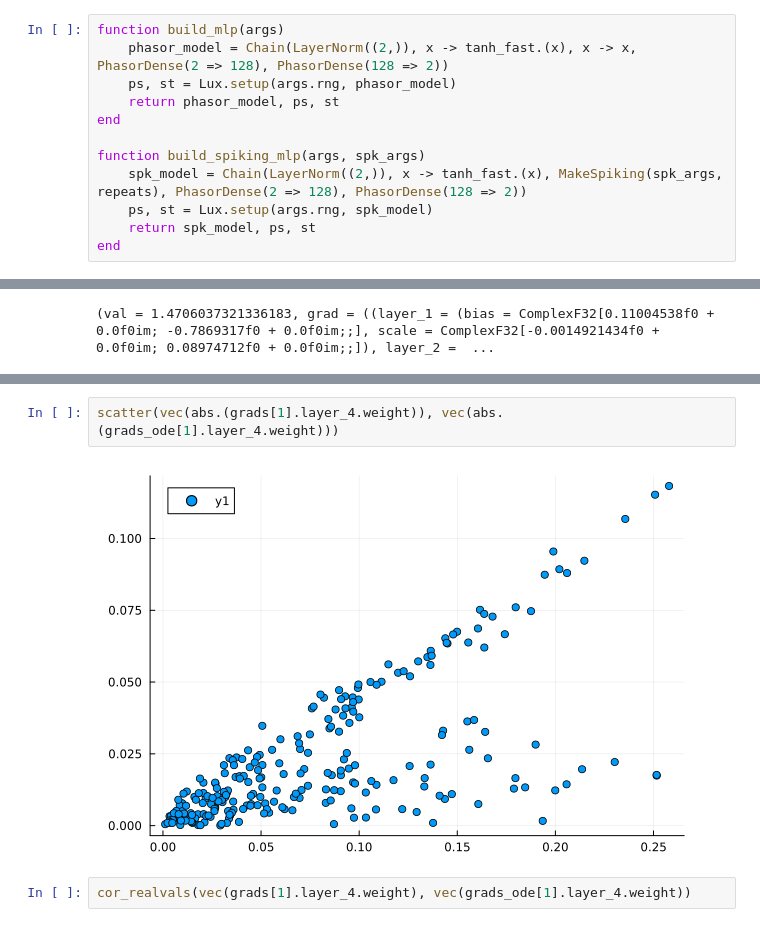
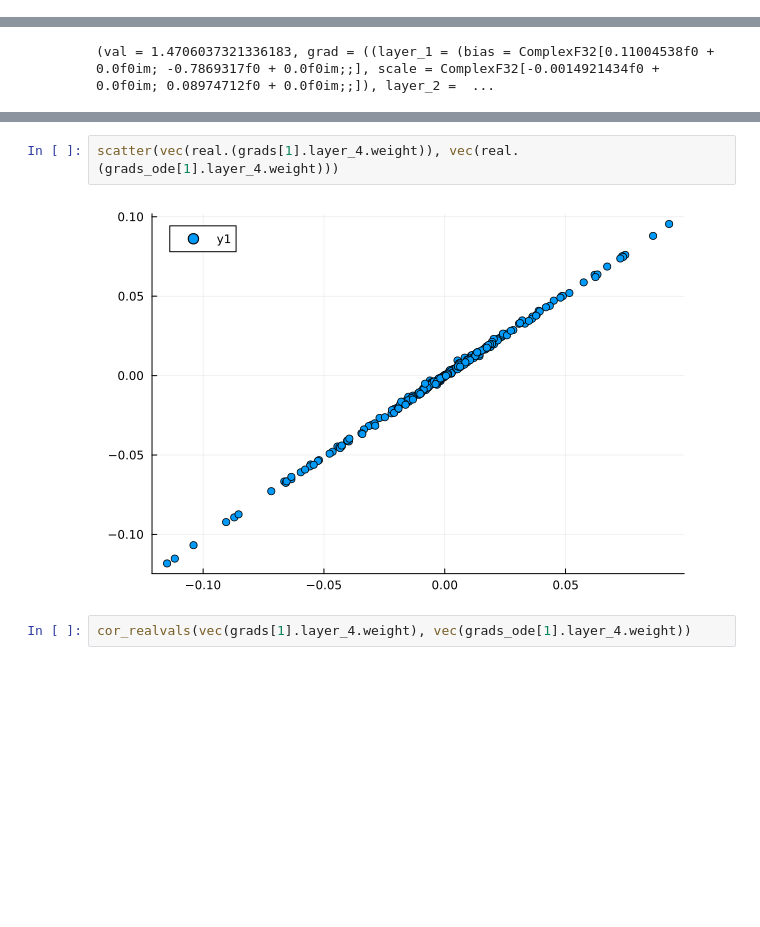
Before and after one commit to wilkieolin/PhasorNetworks.jl, a Jupyter notebook: demos/ode network.ipynb, the cells around one changed output, grey strips where cells are left out. Cells and saved outputs as stored; diff of their text form; blank space fills up the shorter version.

```diff
--- a/demos/ode network.ipynb
+++ b/demos/ode network.ipynb
@@ -59,15 +59,3 @@ Args
 include("../test/network_tests.jl")
 # %% [output]
 spiking_accuracy_test (generic function with 1 method)
-# %%
-function build_mlp(args)
-    phasor_model = Chain(LayerNorm((2,)), x -> tanh_fast.(x), x -> x, PhasorDense(2 => 128), PhasorDense(128 => 2))
-    ps, st = Lux.setup(args.rng, phasor_model)
-    return phasor_model, ps, st
-end
-
-function build_spiking_mlp(args, spk_args)
-    spk_model = Chain(LayerNorm((2,)), x -> tanh_fast.(x), MakeSpiking(spk_args, repeats), PhasorDense(2 => 128), PhasorDense(128 => 2))
-    ps, st = Lux.setup(args.rng, spk_model)
-    return spk_model, ps, st
-end
@@ -217,7 +177,7 @@ grads[1].layer_4.weight
 # %%
-scatter(vec(abs.(grads[1].layer_4.weight)), vec(abs.(grads_ode[1].layer_4.weight)))
+scatter(vec(real.(grads[1].layer_4.weight)), vec(real.(grads_ode[1].layer_4.weight)))
 # %% [output]
-[figure, old version]
+[figure, new version]
 # %%
 cor_realvals(vec(grads[1].layer_4.weight), vec(grads_ode[1].layer_4.weight))
 # %% [output]
```
Also changed, not shown: parts of 13 cells of this notebook, 1 other file.
